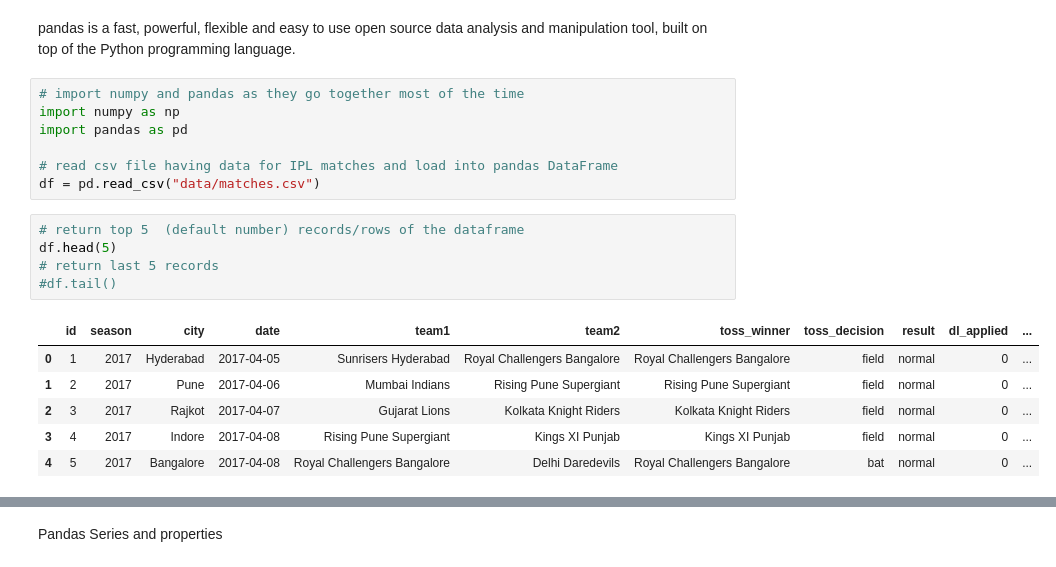
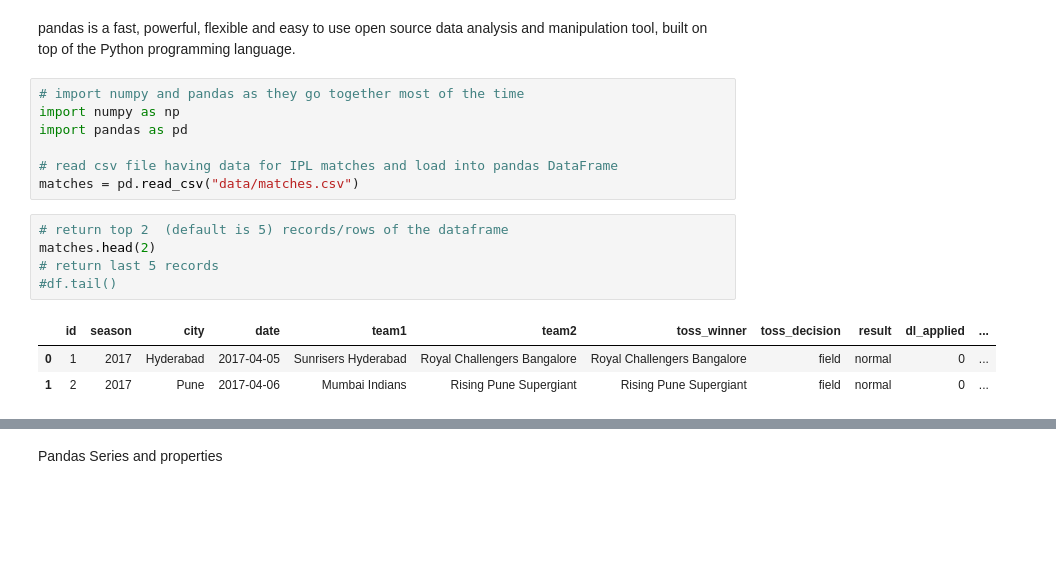
Before and after one commit to Data-Gyan/IPL_EDA, a Jupyter notebook: PandasExp.ipynb, the cells around one changed output, grey strips where cells are left out. Cells and saved outputs as stored; diff of their text form; blank space fills up the shorter version.

```diff
--- a/PandasExp.ipynb
+++ b/PandasExp.ipynb
@@ -7,18 +7,15 @@ import numpy as np
 import pandas as pd
 
 # read csv file having data for IPL matches and load into pandas DataFrame
-df = pd.read_csv("data/matches.csv")
+matches = pd.read_csv("data/matches.csv")
 # %%
-# return top 5  (default number) records/rows of the dataframe
-df.head(5)
+# return top 2  (default is 5) records/rows of the dataframe
+matches.head(2)
 # return last 5 records
 #df.tail()
 # %% [output]
 |  | id | season | city | date | team1 | team2 | toss_winner | toss_decision | result | dl_applied | ... |
 | 0 | 1 | 2017 | Hyderabad | 2017-04-05 | Sunrisers Hyderabad | Royal Challengers Bangalore | Royal Challengers Bangalore | field | normal | 0 | ... |
 | 1 | 2 | 2017 | Pune | 2017-04-06 | Mumbai Indians | Rising Pune Supergiant | Rising Pune Supergiant | field | normal | 0 | ... |
-| 2 | 3 | 2017 | Rajkot | 2017-04-07 | Gujarat Lions | Kolkata Knight Riders | Kolkata Knight Riders | field | normal | 0 | ... |
-| 3 | 4 | 2017 | Indore | 2017-04-08 | Rising Pune Supergiant | Kings XI Punjab | Kings XI Punjab | field | normal | 0 | ... |
-| 4 | 5 | 2017 | Bangalore | 2017-04-08 | Royal Challengers Bangalore | Delhi Daredevils | Royal Challengers Bangalore | bat | normal | 0 | ... |
 # %%
 # return shape of the dataframe
```
Also changed, not shown: parts of 63 cells of this notebook.
